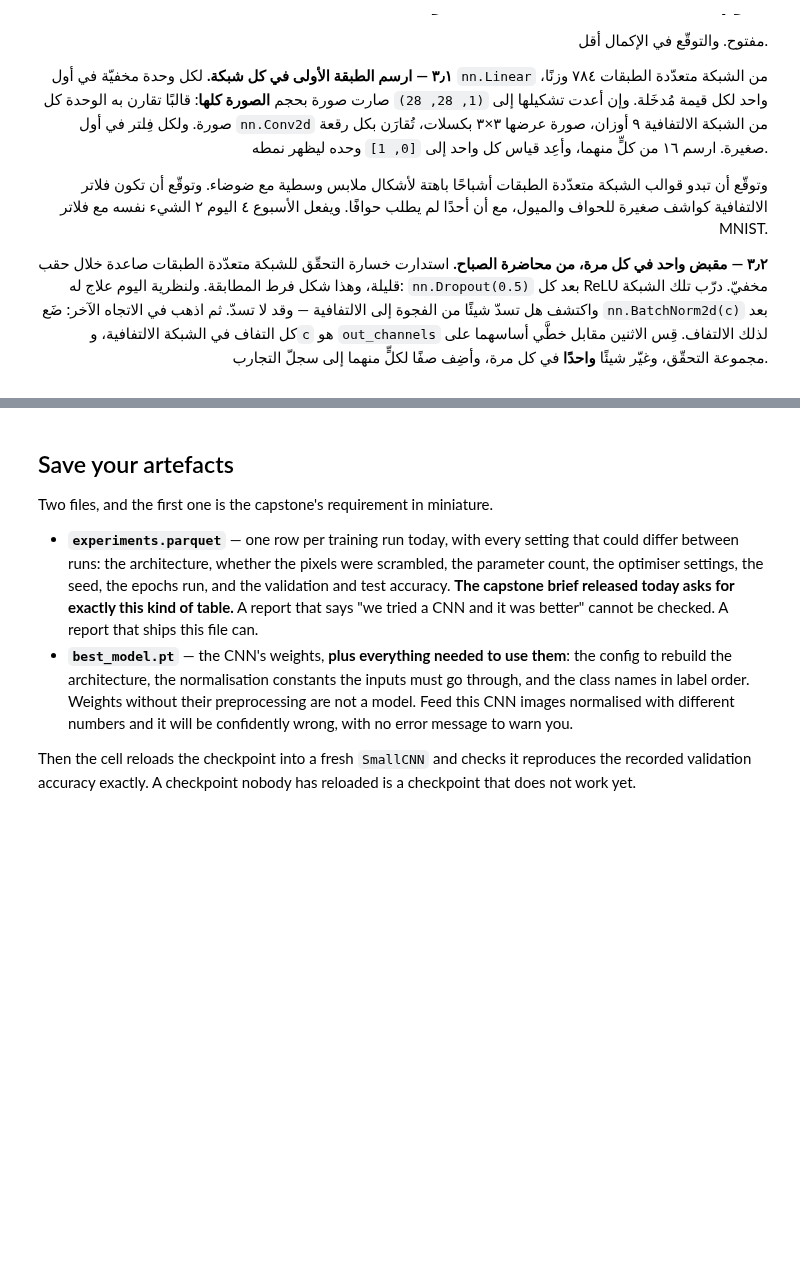
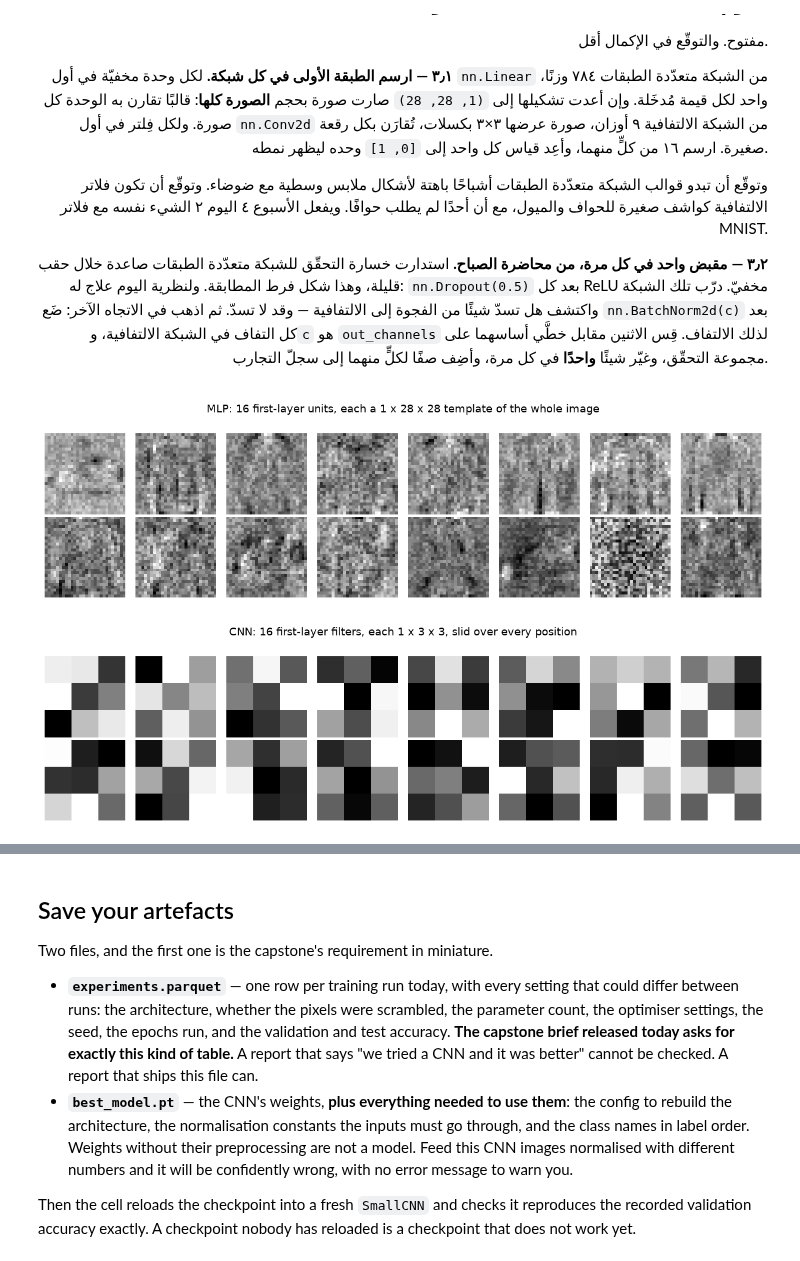
Before and after one commit to 507ahmed507-afk/AIEP_Olo_student, a Jupyter notebook: week_3_neural_networks/labs/D5_linear_vs_conv/D5_linear_vs_conv_blank.ipynb, the cells around one changed output, grey strips where cells are left out. Drawn from its saved outputs; the diff is of its cells as text; code cells hidden in the pictures; blank space fills up the shorter version.

```diff
--- a/week_3_neural_networks/labs/D5_linear_vs_conv/D5_linear_vs_conv_blank.ipynb
+++ b/week_3_neural_networks/labs/D5_linear_vs_conv/D5_linear_vs_conv_blank.ipynb
@@ -995,6 +1120,35 @@ classifier:  nn.Flatten(), nn.Linear(64 * 3 * 3, 128), nn.ReLU(), nn.Linear(128,
 
 # TODO: Define SmallCNN with self.features (three conv blocks) and self.classifier.
 # مهمة: عرّف `SmallCNN` بـ `self.features` (ثلاث كتل التفافية) و`self.classifier`.
+class SmallCNN(nn.Module):
+    def __init__(self, in_channels=1, n_classes=10):
+        super().__init__()
+
+        self.features = nn.Sequential(
+            nn.Conv2d(in_channels, 32, kernel_size=3, padding=1),
+            nn.ReLU(),
+            nn.MaxPool2d(2),
+
+            nn.Conv2d(32, 64, kernel_size=3, padding=1),
+            nn.ReLU(),
+            nn.MaxPool2d(2),
+
+            nn.Conv2d(64, 64, kernel_size=3, padding=1),
+            nn.ReLU(),
+            nn.MaxPool2d(2)
+        )
+
+        self.classifier = nn.Sequential(
+            nn.Flatten(),
+            nn.Linear(64 * 3 * 3, 128),
+            nn.ReLU(),
+            nn.Linear(128, n_classes)
+        )
+
+    def forward(self, x):
+        x = self.features(x)
+        x = self.classifier(x)
+        return x
 def trace(model, x):
     """Print every layer's output shape and parameter count, for one batch x."""
     print(f"{'layer':<44}{'output shape':<18}{'parameters':>11}")
@@ -1362,33 +1642,38 @@ row for each to the experiment log.
 # 1) The MLP's first layer is mlp.net[1]; its .weight is (512, 784). Take 16 rows
 #    and .view(16, 1, 28, 28). The CNN's is cnn.features[0].weight: (32, 1, 3, 3).
 # 2) Rescale each picture to [0, 1] on its own: subtract its min, divide by its range.
 #    amin/amax over dims (1, 2, 3) with keepdim=True does all 16 at once.
 # 3) .detach() before drawing — these tensors carry gradients. plot_grid draws
 #    (N, 1, H, W) as grayscale images.
 # Search: "visualize first layer weights pytorch conv filters"
 # https://cs231n.github.io/understanding-cnn/
 #
 # ١) الطبقة الأولى في الشبكة متعدّدة الطبقات هي `mlp.net[1]`، و`.weight` شكلها (512, 784).
 #    خُذ ١٦ صفًا ثم `.view(16, 1, 28, 28)`. وفي الالتفافية `cnn.features[0].weight`: (32, 1, 3, 3).
 # ٢) أعِد قياس كل صورة إلى `[0, 1]` وحدها: اطرح أصغر قيمة فيها واقسم على مداها.
 #    و`amin`/`amax` على الأبعاد (1, 2, 3) مع `keepdim=True` تفعل الست عشرة معًا.
 # ٣) `.detach()` قبل الرسم — فهذه المُوتِّرات تحمل اشتقاقات. و`plot_grid` ترسم
 #    (N, 1, H, W) صورًا رمادية.
 # ابحث عن: "visualize first layer weights pytorch conv filters"
 # ────────────────────────────────────────────────────────────────────
 
 def rescale(pictures):
     low = pictures.amin(dim=(1, 2, 3), keepdim=True)
     high = pictures.amax(dim=(1, 2, 3), keepdim=True)
     return (pictures - low) / (high - low)
 # TODO: Take 16 MLP first-layer templates and 16 CNN first-layer filters as (16, 1, H, W).
 # مهمة: خُذ ١٦ قالبًا من الطبقة الأولى للشبكة متعدّدة الطبقات و١٦ فِلترًا من أول التفاف بشكل (16, 1, H, W).
+mlp_templates = mlp.net[1].weight[:16].view(16, 1, 28, 28).detach()
+cnn_filters = cnn.features[0].weight[:16].detach()
 plot_grid(rescale(mlp_templates), n_cols=8,
           title="MLP: 16 first-layer units, each a 1 x 28 x 28 template of the whole image")
 plt.show()
 plot_grid(rescale(cnn_filters), n_cols=8,
           title="CNN: 16 first-layer filters, each 1 x 3 x 3, slid over every position")
 plt.show()
+# %% [output]
+[figure, added]
+[figure, added]
 # %%
 # ────────────────────────────────────────────────────────────────────
 # 1) The dropout MLP: the same layers as MLP, with nn.Dropout(0.5) after each hidden
```
Also changed, not shown: parts of 17 cells of this notebook.
